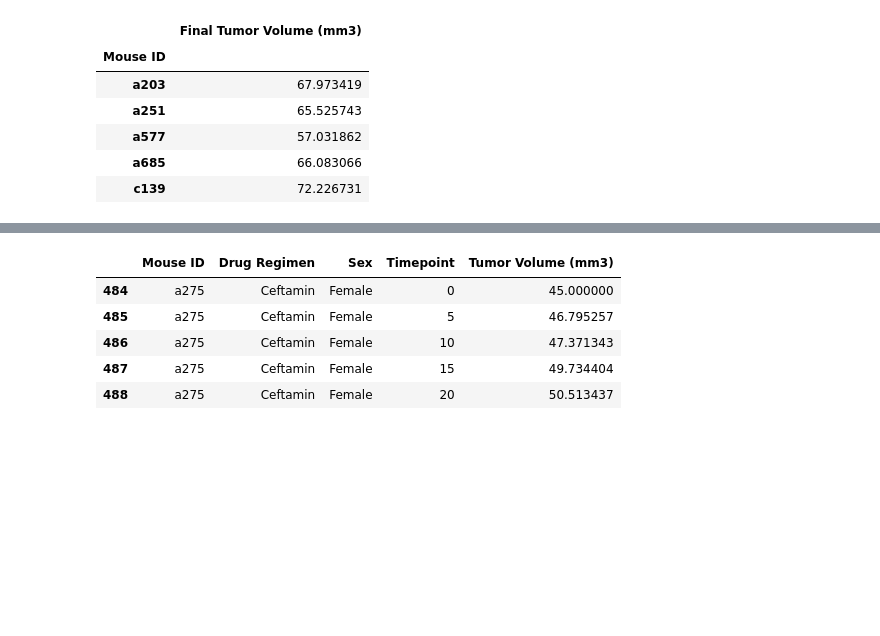
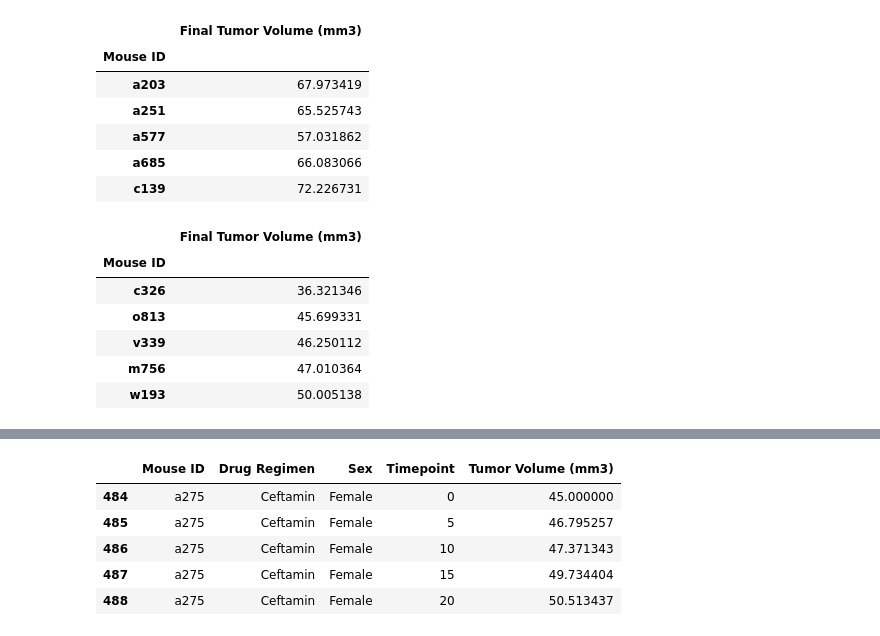
Before and after one commit to uzmabb182/Matplotlib-Assignment, a Jupyter notebook: pymaceuticals_starter_homework.ipynb, the cells around one changed output, grey strips where cells are left out. Drawn from its saved outputs; the diff is of its cells as text; code cells hidden in the pictures; blank space fills up the shorter version.

```diff
--- a/pymaceuticals_starter_homework.ipynb
+++ b/pymaceuticals_starter_homework.ipynb
@@ -781,3 +851,16 @@ df3.head()
 | a577 | 57.031862 |
 | a685 | 66.083066 |
 | c139 | 72.226731 |
+# %%
+# We need to sort the data to determine which could be outliers
+# Sorting the data in ascending order
+df3 = df3.sort_values('Final Tumor Volume (mm3)', ascending=True)
+df3.head()
+# %% [output]
+|  | Final Tumor Volume (mm3) |
+| Mouse ID |  |
+| c326 | 36.321346 |
+| o813 | 45.699331 |
+| v339 | 46.250112 |
+| m756 | 47.010364 |
+| w193 | 50.005138 |
```
Also changed, not shown: parts of 21 cells of this notebook.
